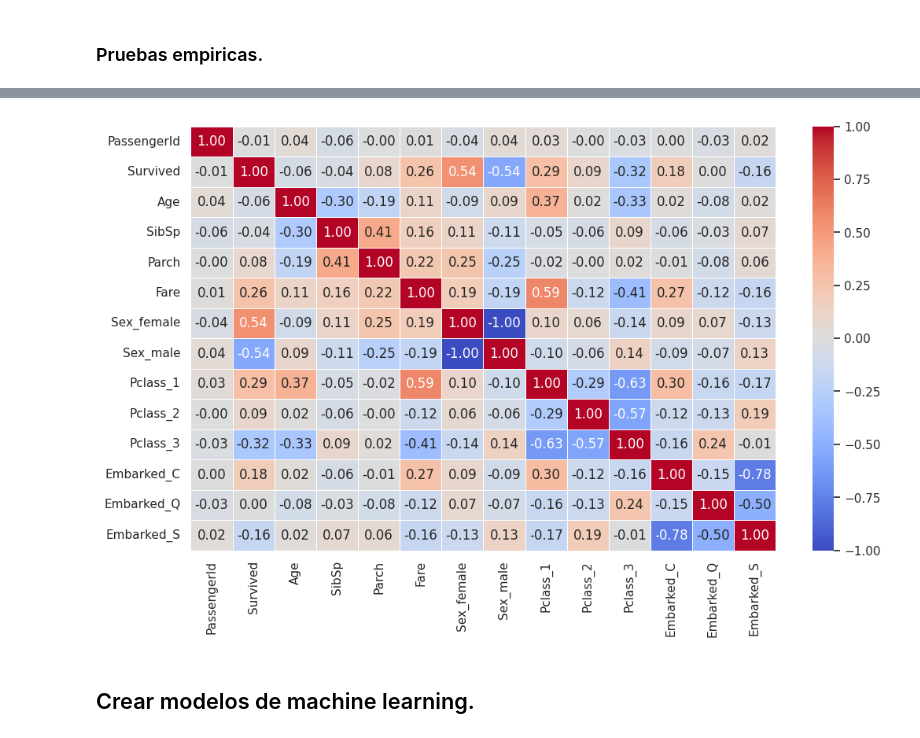
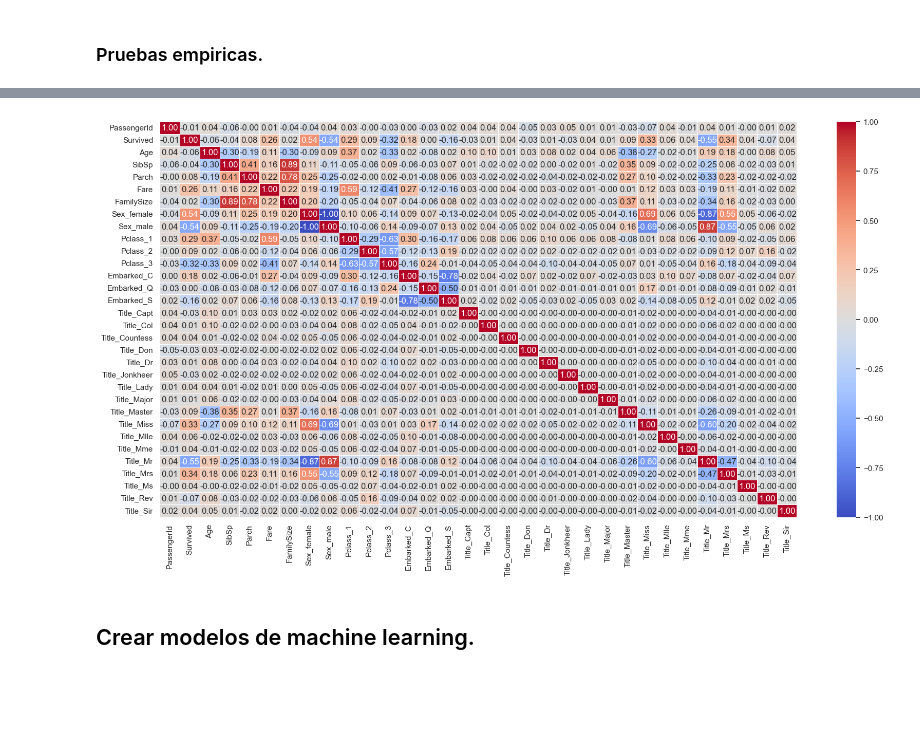
Before and after one commit to uriellmendezz/Titanic, a Jupyter notebook: jupyter/EDA_titanic.ipynb, the cells around one changed output, grey strips where cells are left out. Cells and saved outputs as stored; diff of their text form; code cells hidden in the pictures; blank space fills up the shorter version.

```diff
--- a/jupyter/EDA_titanic.ipynb
+++ b/jupyter/EDA_titanic.ipynb
@@ -39,0 +50,3 @@ df = pd.get_dummies(df, columns=['Sex', 'Pclass', 'Embarked'])
+# %%
+df.loc[:, 'FamilySize'] = df.SibSp + df.Parch + 1 # Pongo uno para agregar al pasajero.
+df.sample(3)
@@ -39,0 +71,3 @@ df = pd.get_dummies(df, columns=['Sex', 'Pclass', 'Embarked'])
+# %%
+df.loc[:, 'Title'] = df.Name.str.extract(r' ([A-Za-z]+)\.')
+df.sample(5)
@@ -40,2 +109,3 @@ df = pd.get_dummies(df, columns=['Sex', 'Pclass', 'Embarked'])
 # %%
-df_num = df.drop('Name', axis = 1)
+df_num = df.drop(['Name', 'Surname'], axis = 1)
+df_num.isna().sum()
@@ -92,3 +163,5 @@ df_num.loc[df_num.Age.isna()]
+# %%
+df_num = pd.get_dummies(df_num, ['Title'])
 # %%
 df_num = df_num.drop('Age_wiki', axis = 1)
 age_to_drop = df_num.loc[df_num.Age.isna()].index
@@ -107,11 +181,11 @@ df_num.to_csv('../datasets/titanic-limpio-numerico.csv', index = False)
 # %%
 correlacion = df_num[df_num.describe().columns].corr()
 
-plt.figure(figsize=(12, 7))
+plt.figure(figsize=(20, 10))
 sns.heatmap(correlacion, annot=True, cmap='coolwarm', fmt='.2f', linewidths=0.5)
 plt.show()
 # %% [output]
-[figure, old version]
+[figure, new version]
 # %% [markdown]
 ## Crear modelos de machine learning.
 # %%
```
Also changed, not shown: parts of 20 cells of this notebook, 8 other files.
